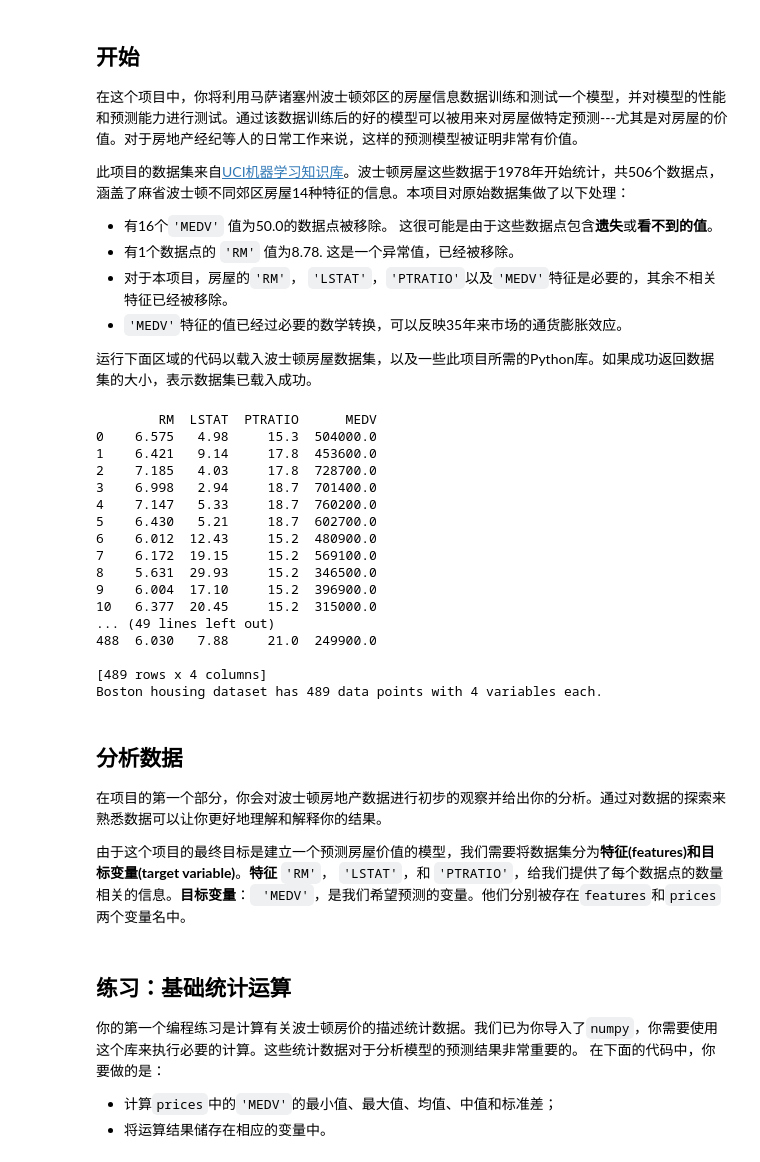
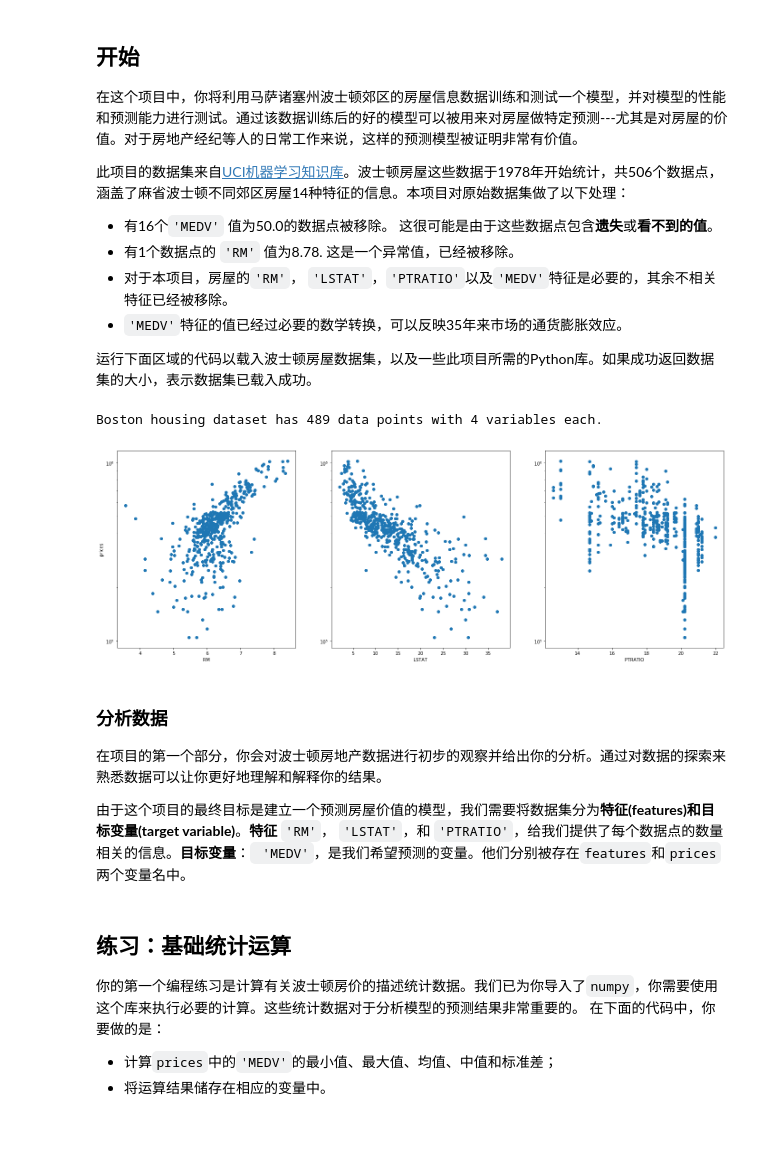
Before and after one commit to LancerComet/boston_housing, a Jupyter notebook: boston_housing.ipynb, the cells around one changed output. Cells and saved outputs as stored; diff of their text form; code cells hidden in the pictures; blank space fills up the shorter version.

```diff
--- a/boston_housing.ipynb
+++ b/boston_housing.ipynb
@@ -23,46 +23,46 @@
 # %%
 # Import libraries necessary for this project
 # 载入此项目所需要的库
 import numpy as np
 import pandas as pd
 import visuals as vs # Supplementary code
 from sklearn.model_selection import ShuffleSplit
+import matplotlib.pyplot as plt
 
 # Pretty display for notebooks
 # 让结果在notebook中显示
 %matplotlib inline
 
 # Load the Boston housing dataset
 # 载入波士顿房屋的数据集
 data = pd.read_csv('housing.csv')
 prices = data['MEDV']
 features = data.drop('MEDV', axis = 1)
 
-print data
+# print data
+
+# 听从老师建议使用 matplotlib 将数据可视化.
+# 在下还在学习使用 matplotlib 中，请老师多多指教.
+fig, axes = plt.subplots(1, 3, figsize=(24, 8)) # 在第一行内创建三个图形，整体尺寸为 24 X 8.
+                                                # Axes 为绘图对象.
+
+graphics = zip(features.columns, axes)
+
+for name, currentAxes in graphics:
+    currentAxes.set_xlabel(name)
+    currentAxes.semilogy()
+    currentAxes.scatter(features[name], prices)
+
+axes[0].set_ylabel("prices")
 
 # Success
 # 完成
 print "Boston housing dataset has {} data points with {} variables each.".format(*data.shape)
 # %% [output]
-        RM  LSTAT  PTRATIO      MEDV
-0    6.575   4.98     15.3  504000.0
-1    6.421   9.14     17.8  453600.0
-2    7.185   4.03     17.8  728700.0
-3    6.998   2.94     18.7  701400.0
-4    7.147   5.33     18.7  760200.0
-5    6.430   5.21     18.7  602700.0
-6    6.012  12.43     15.2  480900.0
-7    6.172  19.15     15.2  569100.0
-8    5.631  29.93     15.2  346500.0
-9    6.004  17.10     15.2  396900.0
-10   6.377  20.45     15.2  315000.0
-... (49 lines left out)
-488  6.030   7.88     21.0  249900.0
-
-[489 rows x 4 columns]
 Boston housing dataset has 489 data points with 4 variables each.
+[figure, added]
 # %% [markdown]
-## 分析数据
+### 分析数据
 在项目的第一个部分，你会对波士顿房地产数据进行初步的观察并给出你的分析。通过对数据的探索来熟悉数据可以让你更好地理解和解释你的结果。
 
 由于这个项目的最终目标是建立一个预测房屋价值的模型，我们需要将数据集分为**特征(features)**和**目标变量(target variable)**。**特征** `'RM'`， `'LSTAT'`，和 `'PTRATIO'`，给我们提供了每个数据点的数量相关的信息。**目标变量**：` 'MEDV'`，是我们希望预测的变量。他们分别被存在`features`和`prices`两个变量名中。
```
Also changed, not shown: parts of 4 cells of this notebook, 1 other file.
